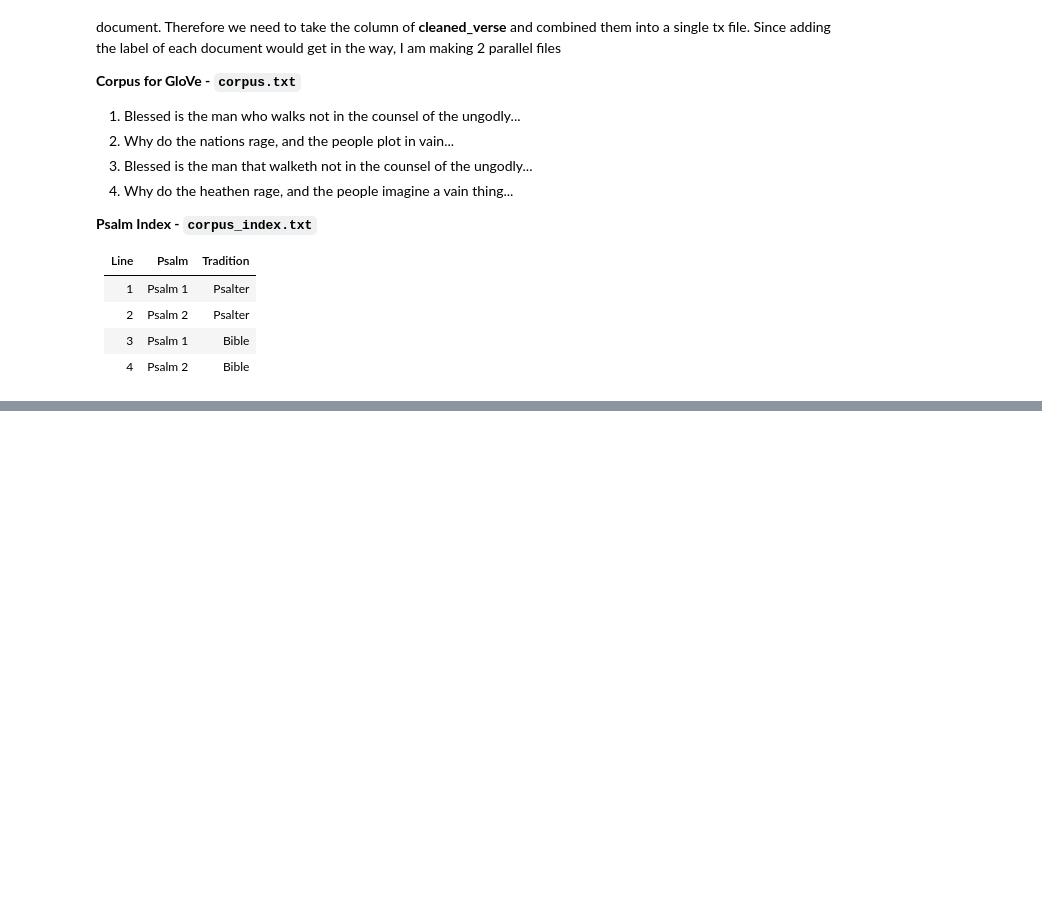
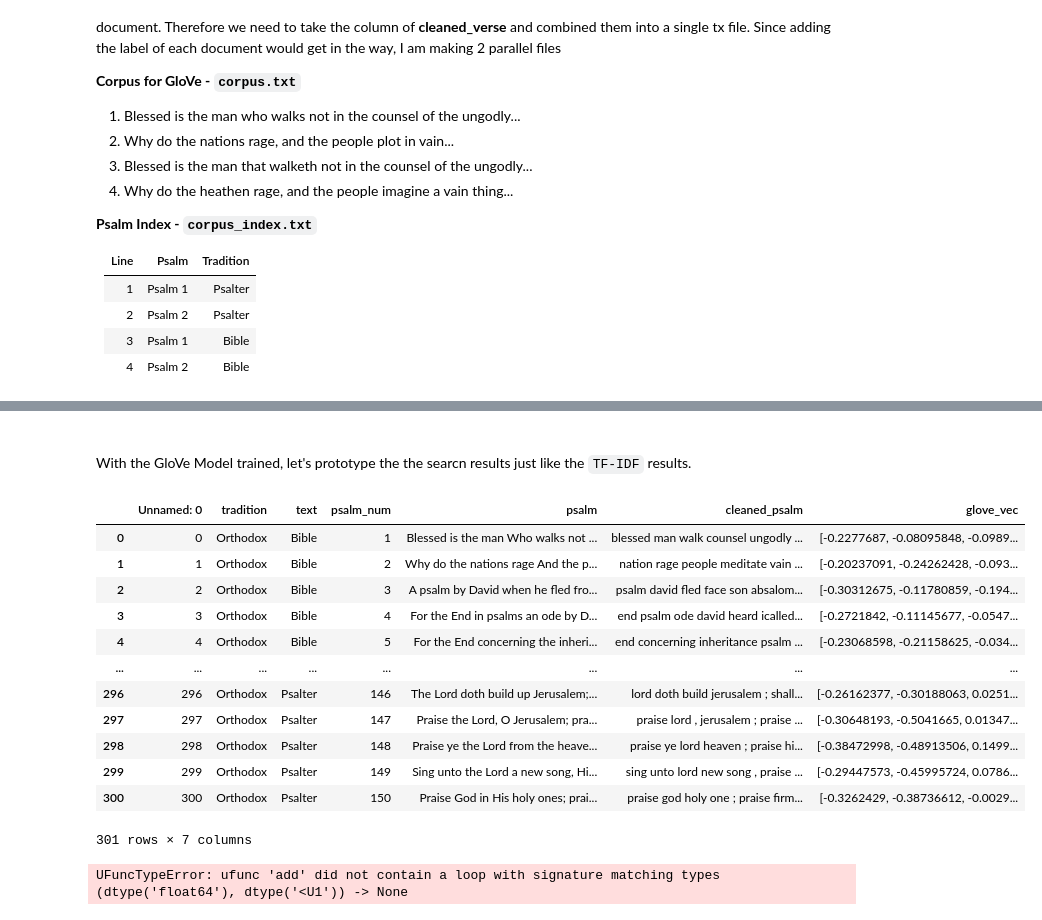
Before and after one commit to cwc09262/st_david-s-beacon, a Jupyter notebook: website/scripts/word embeddings/word_embeddings.ipynb, the cells around one changed output, grey strips where cells are left out. Drawn from its saved outputs; the diff is of its cells as text; code cells hidden in the pictures; blank space fills up the shorter version.

Commit message:
Trained Glove model on psalms. Implemented a algorithm to get results like the TF-IDF search results.

```diff
--- a/website/scripts/word embeddings/word_embeddings.ipynb
+++ b/website/scripts/word embeddings/word_embeddings.ipynb
@@ -97,0 +102,6 @@ with open("corpus.txt", "w", encoding="utf-8") as corpus_file, \
+# %%
+import glove_utils as gu
+
+# Make sure corpus.txt already exists and contains your training text
+
+vectors_file = gu.train_glove("corpus.txt", glove_path="./glove")
@@ -97,0 +127,3 @@ with open("corpus.txt", "w", encoding="utf-8") as corpus_file, \
+# %%
+# Generating vectors
+glove_vectors = gu.load_glove(vectors_file)
@@ -97,0 +151,29 @@ with open("corpus.txt", "w", encoding="utf-8") as corpus_file, \
+# %% [markdown]
+#
+With the GloVe Model trained, let's prototype the the searcn results just like the `TF-IDF` results.
+# %%
+def psalm_embedding(text):
+    words = text.lower().split()  # simple tokenization
+    vectors = [glove_vectors[w] for w in words if w in glove_vectors]
+    if len(vectors) == 0:
+        return np.zeros(next(iter(glove_vectors.values())).shape)
+    return np.mean(vectors, axis=0)
+
+# Add a column with embeddings
+psalms['glove_vec'] = psalms['cleaned_psalm'].apply(psalm_embedding)
+# %%
+psalms
+# %% [output]
+|  | Unnamed: 0 | tradition | text | psalm_num | psalm | cleaned_psalm | glove_vec |
+| 0 | 0 | Orthodox | Bible | 1 | Blessed is the man Who walks not ... | blessed man walk counsel ungodly ... | [-0.2277687, -0.08095848, -0.0989... |
+| 1 | 1 | Orthodox | Bible | 2 | Why do the nations rage And the p... | nation rage people meditate vain ... | [-0.20237091, -0.24262428, -0.093... |
+| 2 | 2 | Orthodox | Bible | 3 | A psalm by David when he fled fro... | psalm david fled face son absalom... | [-0.30312675, -0.11780859, -0.194... |
+| 3 | 3 | Orthodox | Bible | 4 | For the End in psalms an ode by D... | end psalm ode david heard icalled... | [-0.2721842, -0.11145677, -0.0547... |
+| 4 | 4 | Orthodox | Bible | 5 | For the End concerning the inheri... | end concerning inheritance psalm ... | [-0.23068598, -0.21158625, -0.034... |
+| ... | ... | ... | ... | ... | ... | ... | ... |
+| 296 | 296 | Orthodox | Psalter | 146 | The Lord doth build up Jerusalem;... | lord doth build jerusalem ; shall... | [-0.26162377, -0.30188063, 0.0251... |
+| 297 | 297 | Orthodox | Psalter | 147 | Praise the Lord, O Jerusalem; pra... | praise lord , jerusalem ; praise ... | [-0.30648193, -0.5041665, 0.01347... |
+| 298 | 298 | Orthodox | Psalter | 148 | Praise ye the Lord from the heave... | praise ye lord heaven ; praise hi... | [-0.38472998, -0.48913506, 0.1499... |
+| 299 | 299 | Orthodox | Psalter | 149 | Sing unto the Lord a new song, Hi... | sing unto lord new song , praise ... | [-0.29447573, -0.45995724, 0.0786... |
+| 300 | 300 | Orthodox | Psalter | 150 | Praise God in His holy ones; prai... | praise god holy one ; praise firm... | [-0.3262429, -0.38736612, -0.0029... |
+301 rows × 7 columns
@@ -97,0 +198,7 @@ with open("corpus.txt", "w", encoding="utf-8") as corpus_file, \
+# %%
+query = input("Enter a query to search: ")
+results = query_glove(query)
+
+results
+# %% [output]
+UFuncTypeError: ufunc 'add' did not contain a loop with signature matching types (dtype('float64'), dtype('<U1')) -> None
```
Also changed, not shown: parts of 6 cells of this notebook, 6 other files.
